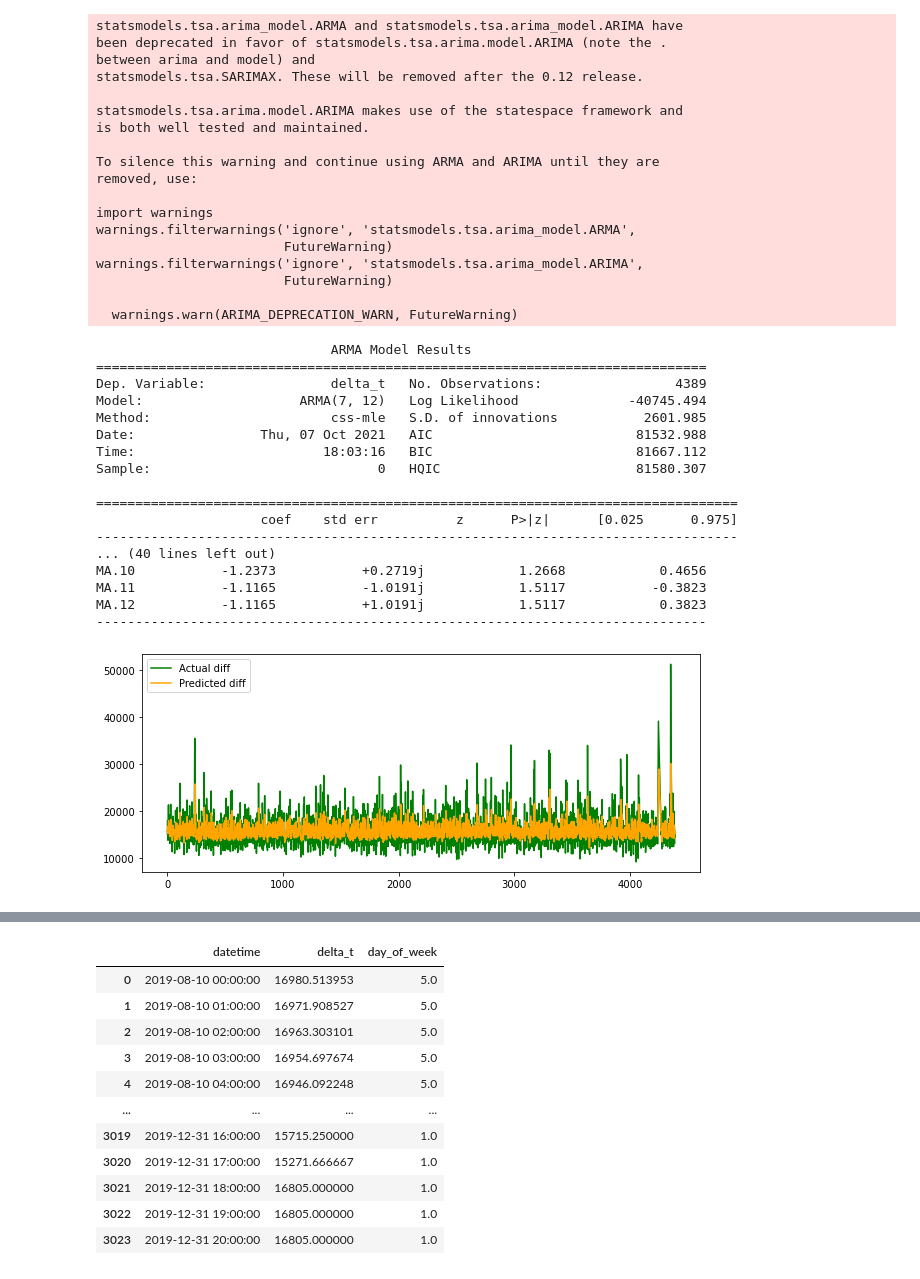
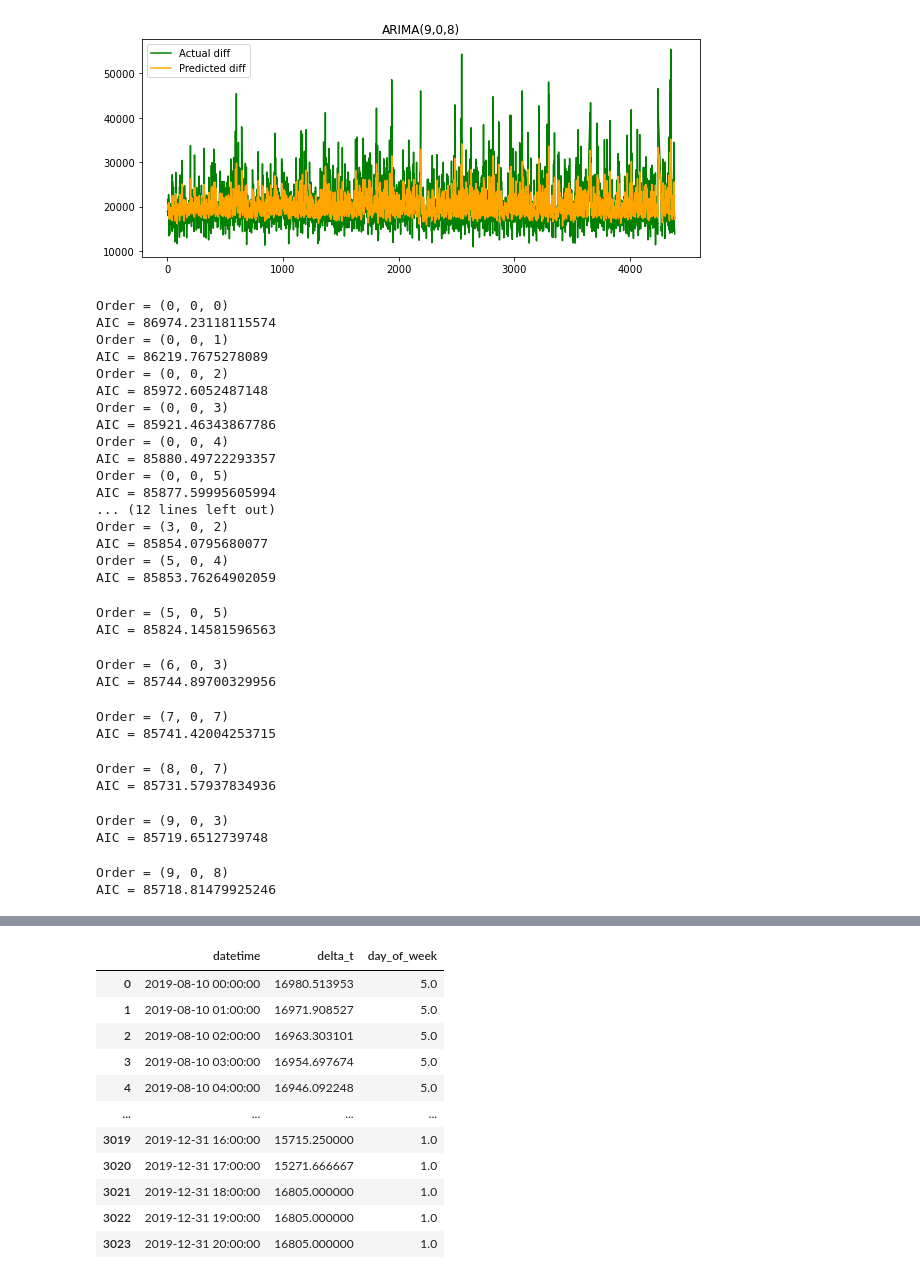
Before and after one commit to Travel-Time-Prediction/explore-gps-log-data, a Jupyter notebook: models/arima/train.ipynb, the cells around one changed output, grey strips where cells are left out. Saved outputs shown, nothing was run; the diff lists cells and outputs as text; code cells hidden in the pictures.

Commit message:
[~] fix grid search

```diff
--- a/models/arima/train.ipynb
+++ b/models/arima/train.ipynb
@@ -37,42 +37,42 @@ q= 12
+# %%
+arima.p = 9
+arima.d = 0
+arima.q = 8
+arima.train_model()
+# %% [output]
+[figure, added]
 # %%
-arima.train_model()
+arima.grid_search()
 # %% [output]
-statsmodels.tsa.arima_model.ARMA and statsmodels.tsa.arima_model.ARIMA have
-been deprecated in favor of statsmodels.tsa.arima.model.ARIMA (note the .
-between arima and model) and
-statsmodels.tsa.SARIMAX. These will be removed after the 0.12 release.
-
-statsmodels.tsa.arima.model.ARIMA makes use of the statespace framework and
-is both well tested and maintained.
-
-To silence this warning and continue using ARMA and ARIMA until they are
-removed, use:
-
-import warnings
-warnings.filterwarnings('ignore', 'statsmodels.tsa.arima_model.ARMA',
-                        FutureWarning)
-warnings.filterwarnings('ignore', 'statsmodels.tsa.arima_model.ARIMA',
-                        FutureWarning)
-
-  warnings.warn(ARIMA_DEPRECATION_WARN, FutureWarning)
+Order = (0, 0, 0)
+AIC = 86974.23118115574
+Order = (0, 0, 1)
+AIC = 86219.7675278089
+Order = (0, 0, 2)
+AIC = 85972.6052487148
+Order = (0, 0, 3)
+AIC = 85921.46343867786
+Order = (0, 0, 4)
+AIC = 85880.49722293357
+Order = (0, 0, 5)
+AIC = 85877.59995605994
+... (12 lines left out)
+Order = (3, 0, 2)
+AIC = 85854.0795680077
+Order = (5, 0, 4)
+AIC = 85853.76264902059
-                              ARMA Model Results
-==============================================================================
-Dep. Variable:                delta_t   No. Observations:                 4389
-Model:                    ARMA(7, 12)   Log Likelihood              -40745.494
-Method:                       css-mle   S.D. of innovations           2601.985
-Date:                Thu, 07 Oct 2021   AIC                          81532.988
-Time:                        18:03:16   BIC                          81667.112
-Sample:                             0   HQIC                         81580.307
-
-==================================================================================
-                     coef    std err          z      P>|z|      [0.025      0.975]
-----------------------------------------------------------------------------------
-... (40 lines left out)
-MA.10           -1.2373           +0.2719j            1.2668            0.4656
-MA.11           -1.1165           -1.0191j            1.5117           -0.3823
-MA.12           -1.1165           +1.0191j            1.5117            0.3823
-------------------------------------------------------------------------------
+Order = (5, 0, 5)
+AIC = 85824.14581596563
-[figure, removed]
+Order = (6, 0, 3)
+AIC = 85744.89700329956
+Order = (7, 0, 7)
+AIC = 85741.42004253715
+Order = (8, 0, 7)
+AIC = 85731.57937834936
+Order = (9, 0, 3)
+AIC = 85719.6512739748
+Order = (9, 0, 8)
+AIC = 85718.81479925246
 # %%
 arima.test_model()
 # %% [output]
```
Also changed, not shown: parts of 5 cells of this notebook, 1 other file.
